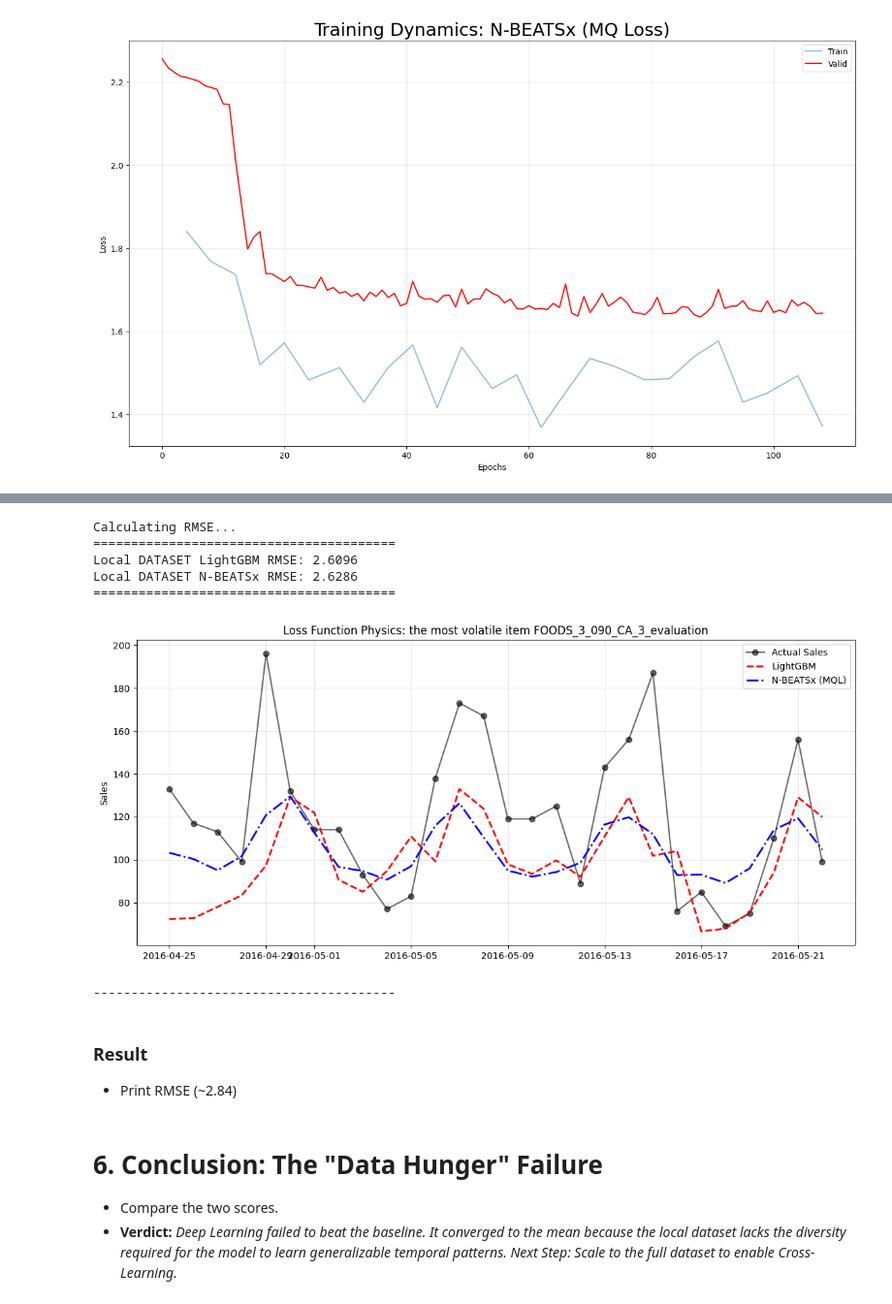
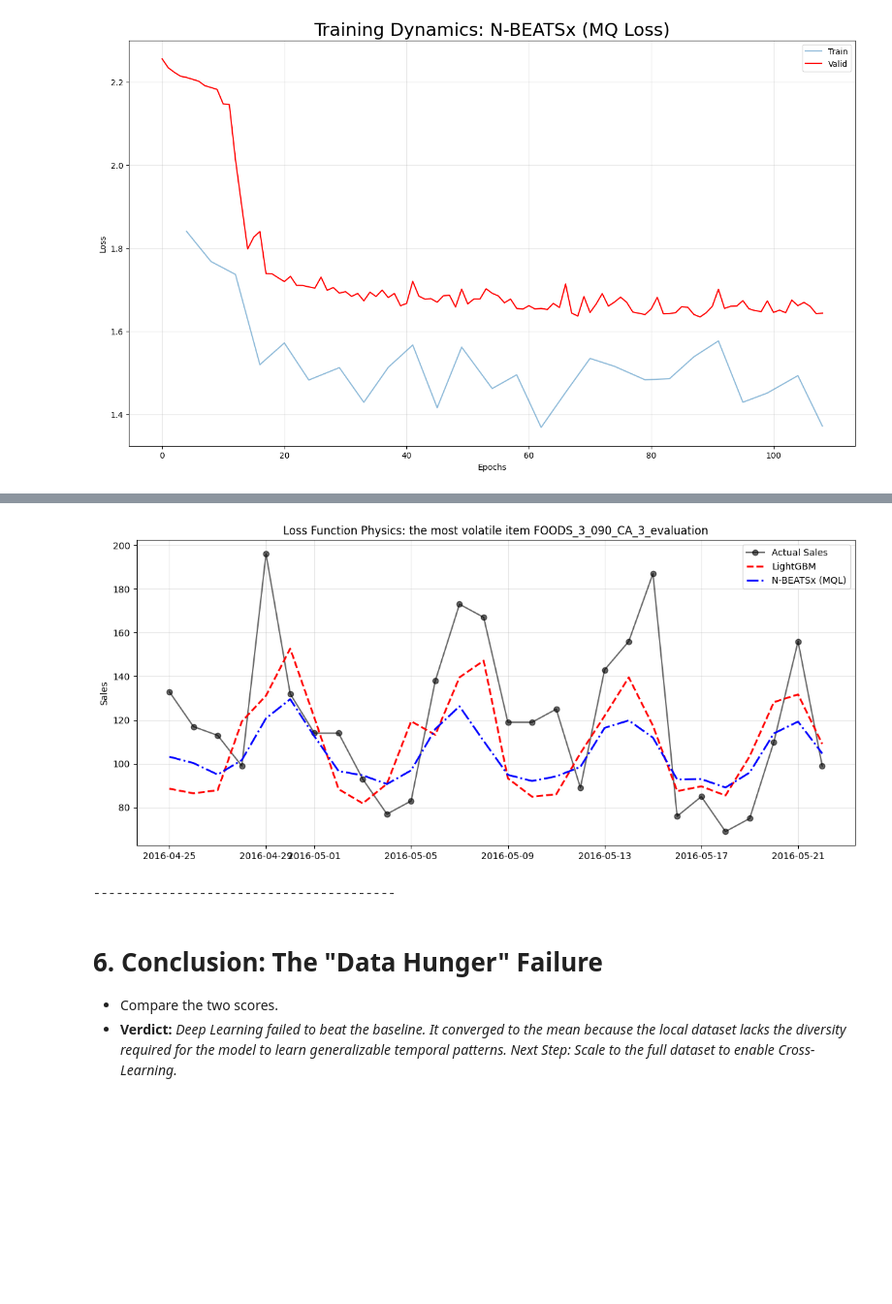
Before and after one commit to Zak-Las/Walmart-Demand-Forcasting, a Jupyter notebook: Notebooks/01_local_dynamics.ipynb, the cells around one changed output, grey strips where cells are left out. Shown at 97% size. Cells and saved outputs as stored; diff of their text form; code cells hidden in the pictures; blank space fills up the shorter version.

Commit message:
updated 01 and 02 notebooks
Deleted old code that is no longer in use. Added seed to the LightGBM for reproducibility

```diff
--- a/Notebooks/01_local_dynamics.ipynb
+++ b/Notebooks/01_local_dynamics.ipynb
@@ -1001,18 +735,11 @@ print("-" * 40)
 ### Fit NBEATSx model using MQ Loss on the training dataset and make predictions to testset timeframe
 # %%
 # # 1. CLEANUP OLD LOGS (Crucial for reproducible plotting)
-# if os.path.exists("logs/nbeats_rmse/"):
-#     shutil.rmtree("logs/nbeats_rmse/")
-if os.path.exists("logs/nbeats_mql/"):
-    shutil.rmtree("logs/nbeats_mql/")
-# if os.path.exists("logs/nbeats_huber/"):
-#     shutil.rmtree("logs/nbeats_huber/")
 
-# # 2. DEFINE LOGGERS
-# # We create separate folders for each model so their versions don't clash
-# logger_rmse = CSVLogger("logs", name="nbeats_rmse")
-# logger_huber = CSVLogger("logs", name="nbeats_huber")
-logger_mql = CSVLogger("logs", name="nbeats_mql")
+if os.path.exists("logs/nbeats_mqloss_local/"):
+    shutil.rmtree("logs/nbeats_mqloss_local/")
+
+logger_mql_local = CSVLogger("logs", name="nbeats_mqloss_local")
 
 # 3. DEFINE MODELS
 common_params = dict(
@@ -1036,14 +763,8 @@ model_mql = NBEATSx(
         **common_params,
         learning_rate=1e-4,
         loss=MQLoss(quantiles=[0.5, 0.8, 0.9]),
-        # lr_scheduler=CosineAnnealingWarmRestarts,
-        # lr_scheduler_kwargs={
-        #     'T_0': 250, # Restart every 250 steps
-        #     'T_mult': 2,
-        #     'eta_min': 1e-6 # Minimum LR to decay to
-        # },
         alias='NBEATSx_MQL',
-        logger=logger_mql
+        logger=logger_mql_local
     )
 # %% [output]
 Seed set to 1
@@ -1182,6 +876,20 @@ df_cal
 # %%
+# make a copy of the lgbm test set to store predictions
 lgbm_output_local = df_lgbm[test_mask].copy()
 lgbm_output_local['lgbm_preds'] = preds
-# lgbm_output_local = lgbm_output_local.merge(df_cal[['d', 'date']], on='d', how='left')
-lgbm_output_local
+# merge the nbeatsx mqloss predictions with the lgbm predictions
+pred_results = results_mqloss_FoodCA[['unique_id', 'ds','y', 'NBEATSx_MQL-median']].rename(columns={'unique_id': 'id', 'ds': 'date', 'NBEATSx_MQL-median': 'nbtx_preds'})
+lgbm_output_local['date'] = pd.to_datetime(lgbm_output_local['date'])
+preds_local_models = pred_results.merge(lgbm_output_local[['id', 'date', 'lgbm_preds']], left_on=['id', 'date'], right_on=['id', 'date'], how='left')
+
+# Calculating RMSE for both models from the merged predictions as a sanity check
+# This should match previous RMSE calculations
+# The new dataframe will be used to produce plot compparing the predictions of both models against actuals
+print("Calculating RMSE...")
+rmse_lgbm_FoodCA = np.sqrt(np.mean((preds_local_models['y'] - preds_local_models['lgbm_preds']) ** 2))
+rmse_mqloss_FoodCA = np.sqrt(np.mean((preds_local_models['y'] - preds_local_models['nbtx_preds']) ** 2))
+print("="*40)
+print(f"Local DATASET LightGBM RMSE: {rmse_lgbm_FoodCA:.4f}")
+print(f"Local DATASET N-BEATSx RMSE: {rmse_mqloss_FoodCA:.4f}")
+print("="*40)
 # %% [output]
@@ -1221,49 +901,30 @@ pred_results_1
-# %%
-print("Calculating RMSE...")
-rmse_lgbm_FoodCA = np.sqrt(np.mean((pred_results_1['y'] - pred_results_1['lgbm_preds']) ** 2))
-rmse_mqloss_FoodCA = np.sqrt(np.mean((pred_results_1['y'] - pred_results_1['nbtx_preds']) ** 2))
-
-print("="*40)
-print(f"Local DATASET LightGBM RMSE: {rmse_lgbm_FoodCA:.4f}")
-print(f"Local DATASET N-BEATSx RMSE: {rmse_mqloss_FoodCA:.4f}")
-print("="*40)
-# %% [output]
-Calculating RMSE...
-========================================
-Local DATASET LightGBM RMSE: 2.6096
-Local DATASET N-BEATSx RMSE: 2.6286
-========================================
 # %%
 # ==========================================
 # 5. THE "MONEY PLOT": FORECAST VISUALIZATION
 # ==========================================
 
 # 2. Pick a volatile item (High variance in actuals)
 # We want to show a difficult case, not a flat one.
-item_var = pred_results_1.groupby('id')['y'].var()
+item_var = preds_local_models.groupby('id')['y'].var()
 volatile_item = item_var.idxmax()
 
-subset = pred_results_1[pred_results_1['id'] == volatile_item]
+subset = preds_local_models[preds_local_models['id'] == volatile_item]
 
 # 3. Plot
 plt.figure(figsize=(14, 6))
 plt.plot(subset['date'], subset['y'], label='Actual Sales', color='black', marker='o', alpha=0.6)
 plt.plot(subset['date'], subset['lgbm_preds'], label='LightGBM', color='red', linestyle='--', linewidth=2)
 plt.plot(subset['date'], subset['nbtx_preds'], label='N-BEATSx (MQL)', color='blue', linestyle='-.', linewidth=2)
 
 plt.title(f"Loss Function Physics: the most volatile item {volatile_item}")
 plt.ylabel("Sales")
 plt.legend()
 plt.grid(True, alpha=0.3)
 plt.show()
 print("-" * 40)
 # %% [output]
-[figure, old version]
+[figure, new version]
 ----------------------------------------
-# %% [markdown]
-### Result
-
-- Print RMSE (~2.84)
 # %% [markdown]
 # __6. Conclusion: The "Data Hunger" Failure__
 
```
Also changed, not shown: parts of 33 cells of this notebook, 3 other files.
